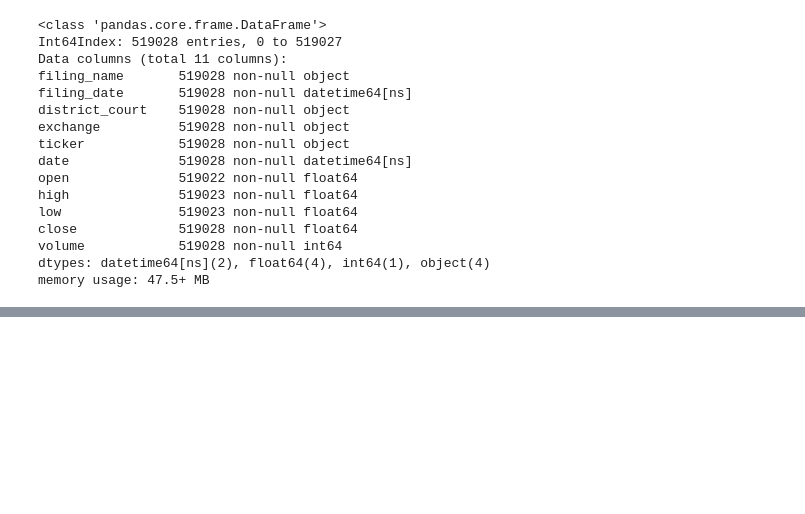
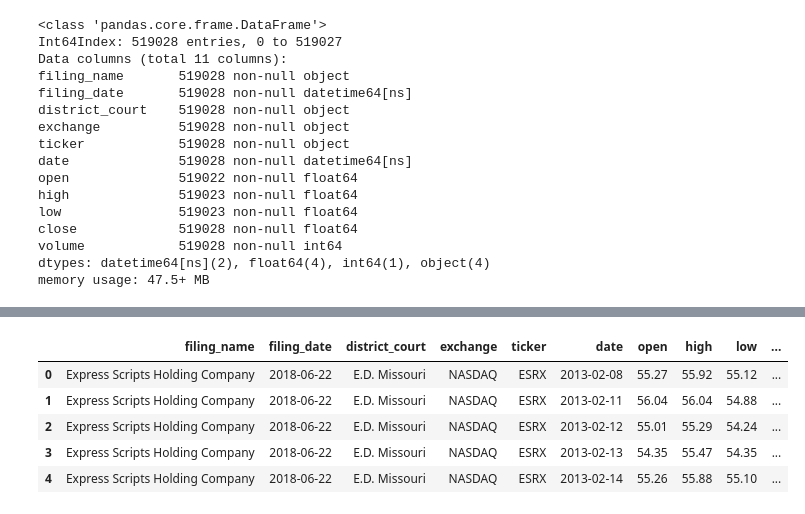
Before and after one commit to jkapl/securities-fraud-predict, a Jupyter notebook: stock-fraud-predict.ipynb, the cells around one changed output, grey strips where cells are left out. Saved outputs shown, nothing was run; the diff lists cells and outputs as text; code cells hidden in the pictures; blank space fills up the shorter version.

Commit message:
added sector data and merged

```diff
--- a/stock-fraud-predict.ipynb
+++ b/stock-fraud-predict.ipynb
@@ -211,0 +229,2 @@ nans(df_merge)
+# %%
+df_sectors = pd.read_csv('constituents_csv.csv')
@@ -211,0 +240,2 @@ nans(df_merge)
+# %%
+df_sectors.rename(columns={'Symbol':'ticker'}, inplace=True)
@@ -211,0 +251,11 @@ nans(df_merge)
+# %%
+df_merge2 = pd.merge(df_merge, df_sectors, on='ticker')
+# %%
+df_merge2.head()
+# %% [output]
+|  | filing_name | filing_date | district_court | exchange | ticker | date | open | high | low | ... |
+| 0 | Express Scripts Holding Company | 2018-06-22 | E.D. Missouri | NASDAQ | ESRX | 2013-02-08 | 55.27 | 55.92 | 55.12 | ... |
+| 1 | Express Scripts Holding Company | 2018-06-22 | E.D. Missouri | NASDAQ | ESRX | 2013-02-11 | 56.04 | 56.04 | 54.88 | ... |
+| 2 | Express Scripts Holding Company | 2018-06-22 | E.D. Missouri | NASDAQ | ESRX | 2013-02-12 | 55.01 | 55.29 | 54.24 | ... |
+| 3 | Express Scripts Holding Company | 2018-06-22 | E.D. Missouri | NASDAQ | ESRX | 2013-02-13 | 54.35 | 55.47 | 54.35 | ... |
+| 4 | Express Scripts Holding Company | 2018-06-22 | E.D. Missouri | NASDAQ | ESRX | 2013-02-14 | 55.26 | 55.88 | 55.10 | ... |
```
Also changed, not shown: parts of 8 cells of this notebook.
